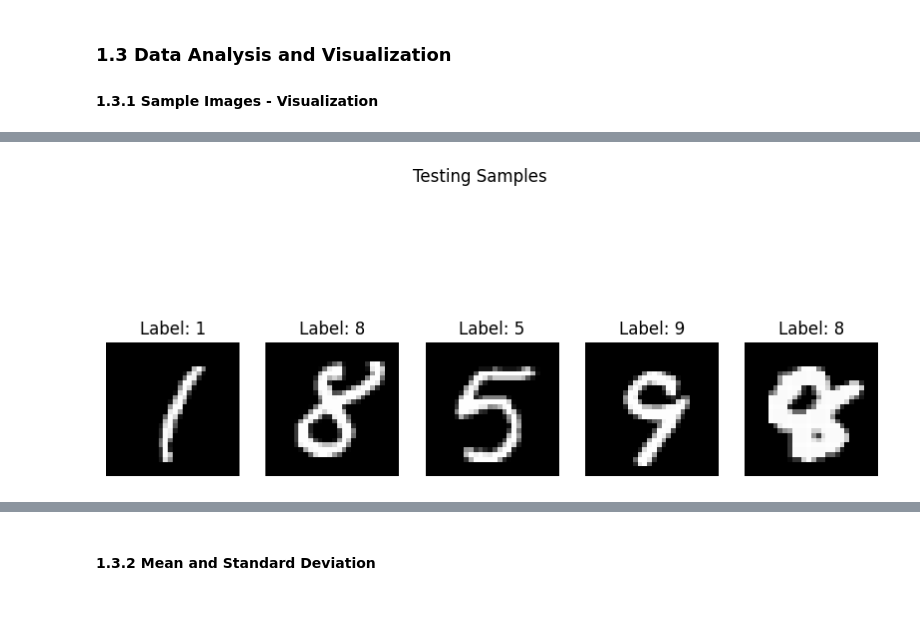
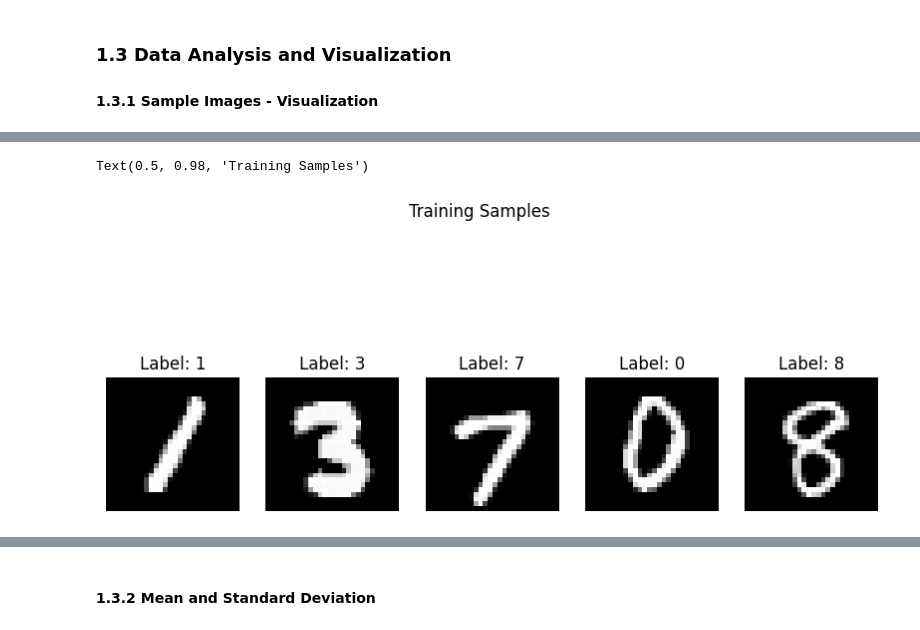
Before and after one commit to Team-Synapse-UoM/Custom-CNN-ImageClassification, a Jupyter notebook: data.ipynb, the cells around one changed output, grey strips where cells are left out. Saved outputs shown, nothing was run; the diff lists cells and outputs as text; code cells hidden in the pictures.

```diff
--- a/data.ipynb
+++ b/data.ipynb
@@ -73,2 +24,13 @@ MNIST data downloaded and loaded.
+# %%
+transform = transforms.Compose([
+    transforms.ToTensor(),  # Converts to tensor and scales to [0, 1]
+    transforms.Normalize((0.5,), (0.5,))  # Normalize to mean=0.5, std=0.5
+])
+
+# Load datasets
+train_dataset = datasets.MNIST(root='./data', train=True, download=True, transform=transform)
+test_dataset = datasets.MNIST(root='./data', train=False, download=True, transform=transform)
+
+combined_dataset = ConcatDataset([train_dataset, test_dataset])
 # %% [markdown]
 ### **1.2 Data Preprocessing**
@@ -115,14 +36,0 @@ class MNISTDataset(Dataset):
-# %%
-# Create dataset objects
-train_dataset = MNISTDataset(train_images, train_labels)
-val_dataset = MNISTDataset(val_images, val_labels)
-test_dataset = MNISTDataset(test_images, test_labels)
-
-# Create DataLoader objects
-train_loader = DataLoader(train_dataset, batch_size=64, shuffle=True)
-val_loader = DataLoader(val_dataset, batch_size=64, shuffle=False)
-test_loader = DataLoader(test_dataset, batch_size=64, shuffle=False)
-
-train_iter = iter(train_loader)
-images, labels = next(train_iter)
-print(f"Batch image shape: {images.shape}, Batch label shape: {labels.shape}")
@@ -138,0 +37,7 @@ Number of rows in val_dataset: 14000
+# %%
+train_size = 42000
+val_size = 14000
+test_size = 14000
+
+# Split the combined dataset
+train_dataset, val_dataset, test_dataset = random_split(combined_dataset, [train_size, val_size, test_size])
@@ -166,9 +72,8 @@ plt.show()
-# %%
-# Plot testing samples
-test_images = torch.stack([test_dataset[i][0] for i in range(5)])
-test_labels = torch.tensor([test_dataset[i][1] for i in range(5)])
-plot_samples(test_images.numpy(), test_labels.numpy(), class_names, num_samples=5)
-plt.suptitle('Testing Samples')
-plt.show()
-# %% [output]
-[figure, removed]
+# %%
+# plot training samples with labels
+images, labels = zip(*[(image.numpy(), label) for image, label in [train_dataset[i] for i in range(N)]])
+plot_samples(images, labels, class_names)
+plt.suptitle('Training Samples')
+# %% [output]
+Text(0.5, 0.98, 'Training Samples')
+[figure, added]
```
Also changed, not shown: parts of 13 cells of this notebook.
